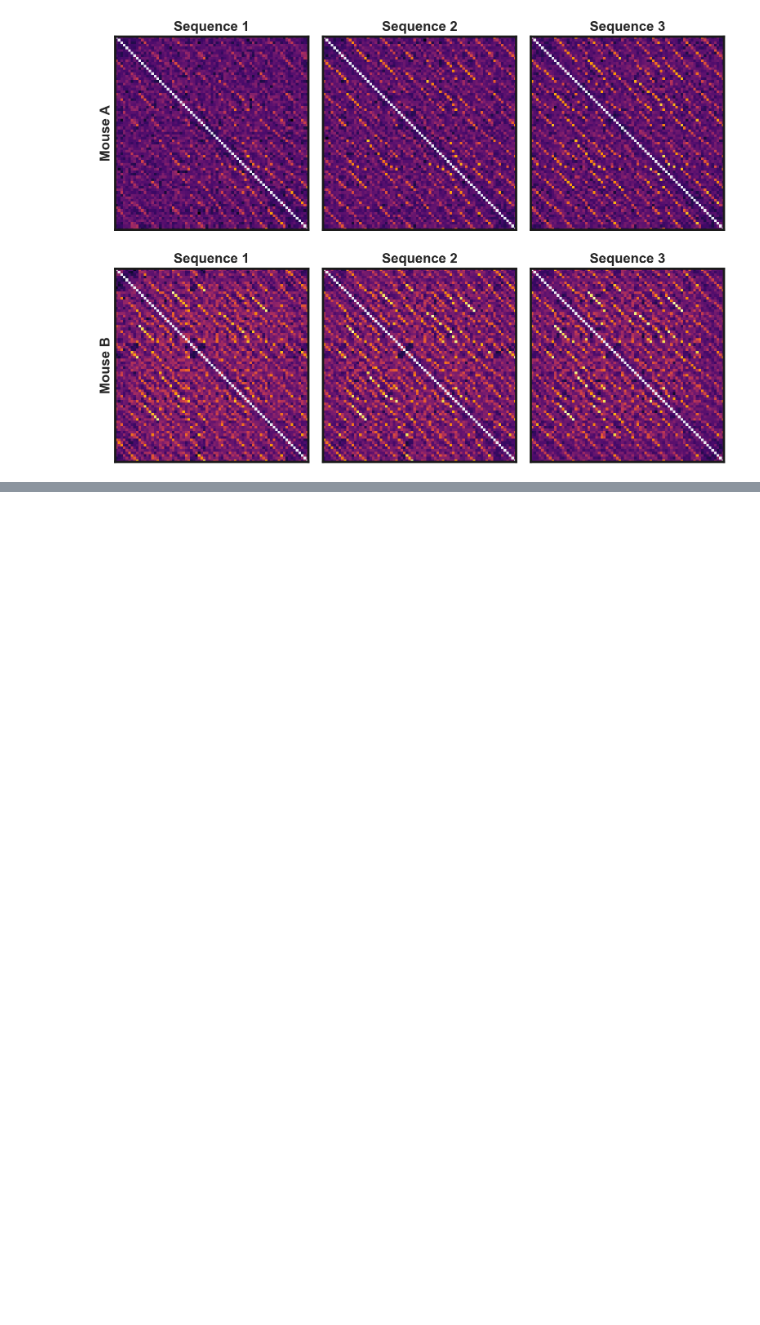
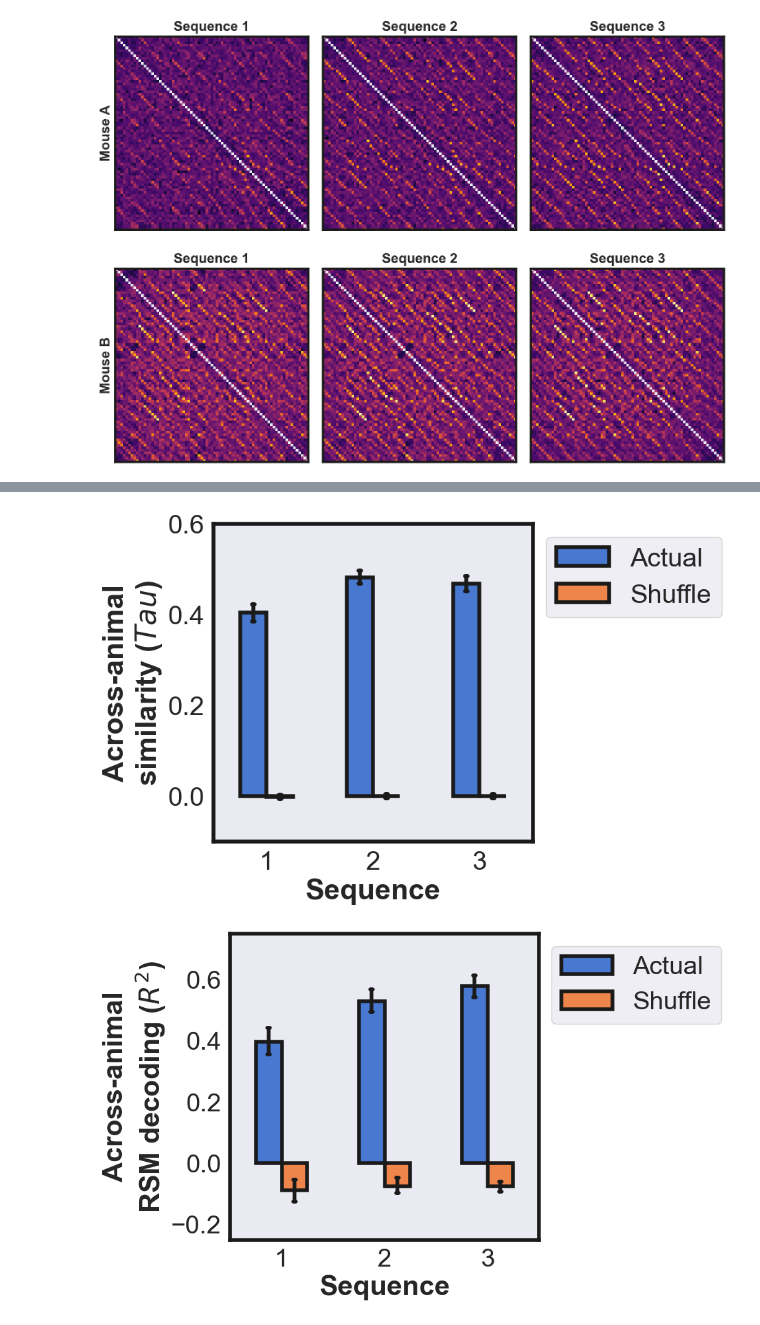
Before and after one commit to jquinnlee/georepca1, a Jupyter notebook: georepca1/demos/georep_hpc_figure2.ipynb, the cells around one changed output, grey strips where cells are left out. Drawn from its saved outputs; the diff is of its cells as text; code cells hidden in the pictures; blank space fills up the shorter version.

```diff
--- a/georepca1/demos/georep_hpc_figure2.ipynb
+++ b/georepca1/demos/georep_hpc_figure2.ipynb
@@ -141,42 +59,4 @@ fig_e = plot_rsm_parts_examples(rsm_parts_ordered, 0, 2)
 [figure]
 # %%
 # plot animal-wise similarity in each sequence and decode rsm within and across animals
-df_animal_similarity, df_animal_ID, df_animals, df_sequences = predict_rsm_animals(animals)
+df_animal_similarity, df_animal_ID, df_animals, df_sequences = predict_rsm_animals(animals, rsm_parts_animals)
-# %%
-sns.set(font_scale=2.5, palette='muted', style='dark')
-fig_f = plt.figure(figsize=(6,6))
-ax = plt.subplot()
-sns.barplot(data=df_animal_similarity, x='Sequence', y='Fit', hue='Data', edgecolor='k', width=.5,
-                    saturation=1.,
-                    linewidth=4, errcolor='k', errwidth=4, capsize=.05, palette="muted")
-ax.set_ylabel('Across-animal\nsimilarity ($Tau$)', weight='bold')
-ax.set_xlabel('Sequence', weight='bold')
-ax.set_xticklabels(['1', '2', '3'])
-ax.set_ylim([-.1, .6])
-plt.setp(ax.spines.values(), color='k', linewidth=4)
-plt.legend(bbox_to_anchor=(1,1))
-plt.show()
-
-fig_h = plt.figure(figsize=(6,6))
-ax = plt.subplot()
-sns.barplot(data=df_animals, x='Sequence', y='Decoding Accuracy', hue='Data', edgecolor='k', width=.5, saturation=1.,
-                linewidth=4, errcolor='k', errwidth=4, capsize=.05, palette="muted")
-ax.set_ylabel('Across-animal\nRSM decoding ($R^2$)', weight='bold')
-ax.set_ylim([-.25, .75])
-ax.set_xlabel('Sequence', weight='bold')
-ax.set_xticklabels(['1', '2', '3'])
-plt.setp(ax.spines.values(), color='k', linewidth=4)
-plt.legend(bbox_to_anchor=(1,1))
-plt.show()
-
-fig_i = plt.figure(figsize=(6,6))
-ax = plt.subplot()
-sns.barplot(data=df_animal_ID, x='Sequence', y='Correct', hue='Data', edgecolor='k', width=.5, saturation=1.,
-                linewidth=4, errcolor='k', errwidth=4, capsize=.05, errorbar=None, palette="muted")
-ax.set_ylabel('Animal decoding (prob)', weight='bold')
-ax.set_ylim([0, .75])
-ax.set_xlabel('Sequence', weight='bold')
-ax.set_xticklabels(['1', '2', '3'])
-plt.setp(ax.spines.values(), color='k', linewidth=4)
-plt.legend(bbox_to_anchor=(1.65,1.))
-plt.show()
@@ -186,0 +63,7 @@ plt.show()
+# %%
+fig_g = plot_partitioned_rsm_similarity(df_animal_similarity)
+fig_h = plot_partitioned_rsm_predictions(df_animals)
+fig_i = plot_animal_id_predictions(df_animal_ID)
+# %% [output]
+[figure, added]
+[figure, added]
```
Also changed, not shown: parts of 16 cells of this notebook, 3 other files.
